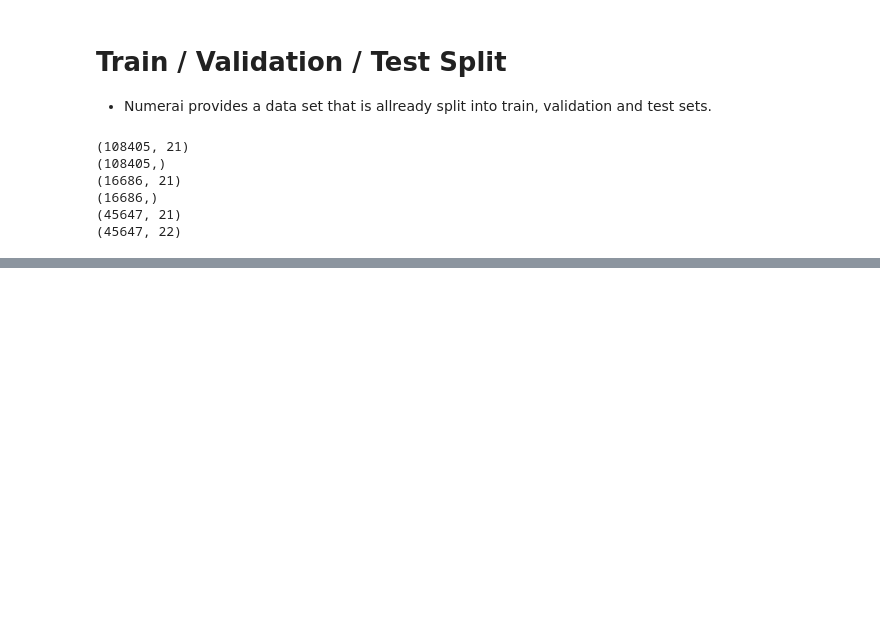
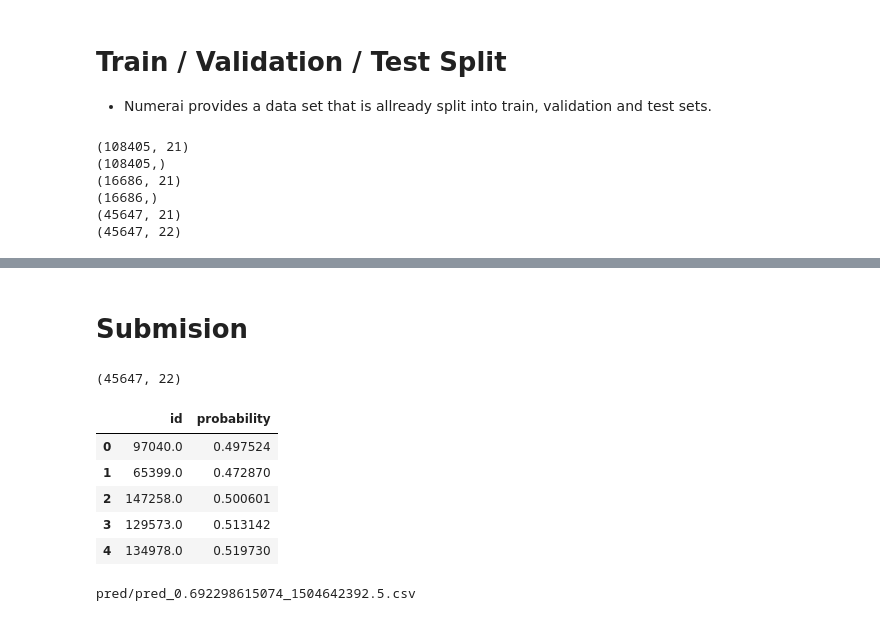
Before and after one commit to sunghoonyang/Deep-Learning-Boot-Camp, a Jupyter notebook: day 02 PyTORCH and PyCUDA/PyTorch/31-PyTorch-using-CONV1D-on-one-dimensional-data.ipynb, the cells around one changed output, grey strips where cells are left out. Cells and saved outputs as stored; diff of their text form; code cells hidden in the pictures; blank space fills up the shorter version.

```diff
--- a/day 02 PyTORCH and PyCUDA/PyTorch/31-PyTorch-using-CONV1D-on-one-dimensional-data.ipynb
+++ b/day 02 PyTORCH and PyCUDA/PyTorch/31-PyTorch-using-CONV1D-on-one-dimensional-data.ipynb
@@ -500,0 +538,44 @@ torch.Size([108405, 21])
+# %% [markdown]
+# Submision
+# %%
+print (df_test_set.shape)
+columns = ['id', 'probability']
+df_pred=pd.DataFrame(data=np.zeros((0,len(columns))), columns=columns)
+df_pred.id.astype(int)
+
+for index, row in df_test_set.iterrows():
+    rwo_no_id=row.drop('id')
+#     print (rwo_no_id.values)
+    x_data_np = np.array(rwo_no_id.values, dtype=np.float32)
+    if use_cuda:
+        X_tensor_test = Variable(torch.from_numpy(x_data_np).cuda()) # Note the conversion for pytorch
+    else:
+        X_tensor_test = Variable(torch.from_numpy(x_data_np)) # Note the conversion for pytorch
+
+    X_tensor_test=X_tensor_test.view(1, trainX.shape[1]) # does not work with 1d tensors
+    predicted_val = (net(X_tensor_test).data).float() # probabilities
+    p_test =   predicted_val.cpu().numpy().item() # otherwise we get an array, we need a single float
+
+    df_pred = df_pred.append({'id':row['id'].astype(int), 'probability':p_test},ignore_index=True)
+
+df_pred.head(5)
+# %% [output]
+(45647, 22)
+|  | id | probability |
+| 0 | 97040.0 | 0.497524 |
+| 1 | 65399.0 | 0.472870 |
+| 2 | 147258.0 | 0.500601 |
+| 3 | 129573.0 | 0.513142 |
+| 4 | 134978.0 | 0.519730 |
+# %%
+df_pred.id=df_pred.id.astype(int)
+
+def savePred(df_pred, loss):
+#     csv_path = 'pred/p_{}_{}_{}.csv'.format(loss, name, (str(time.time())))
+    csv_path = 'pred/pred_{}_{}.csv'.format(loss, (str(time.time())))
+    df_pred.to_csv(csv_path, columns=('id', 'probability'), index=None)
+    print (csv_path)
+
+savePred (df_pred, log_loss(target_y, pred_y))
+# %% [output]
+pred/pred_0.692298615074_1504642392.5.csv
```
Also changed, not shown: parts of 10 cells of this notebook.
